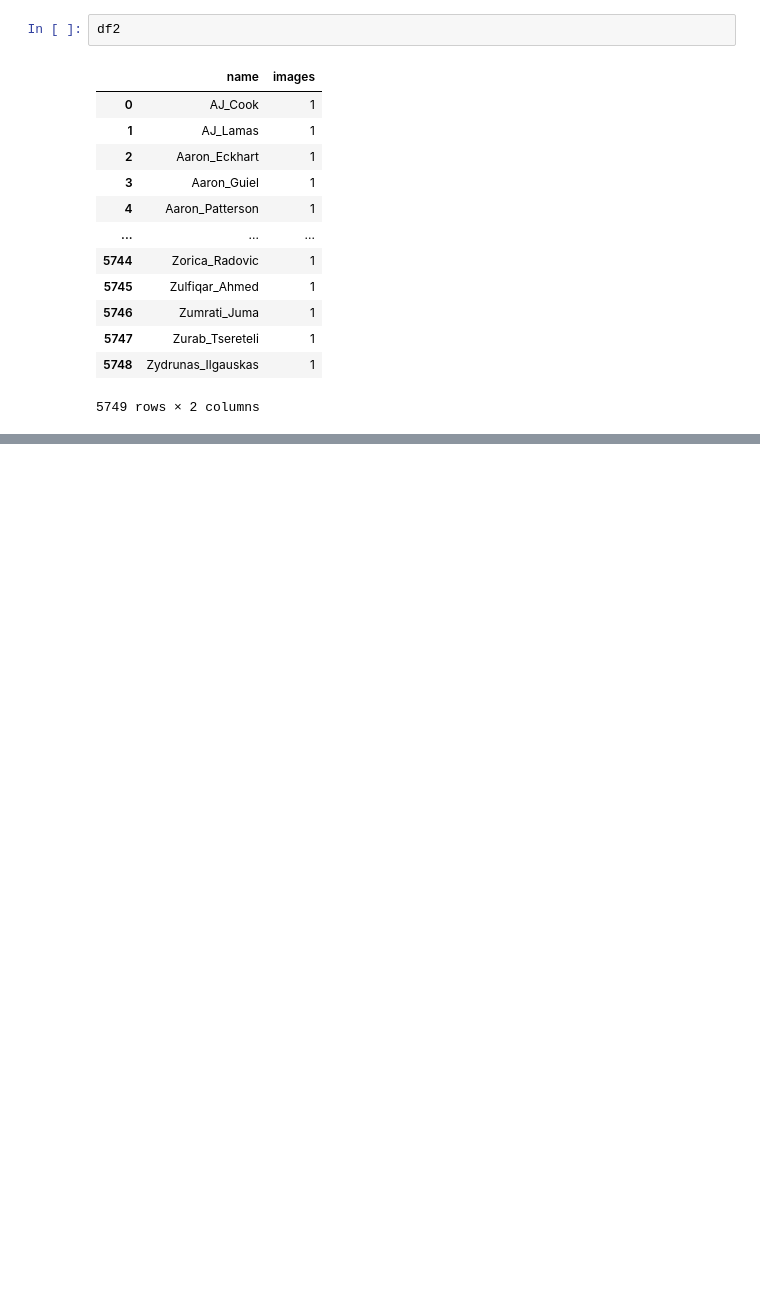
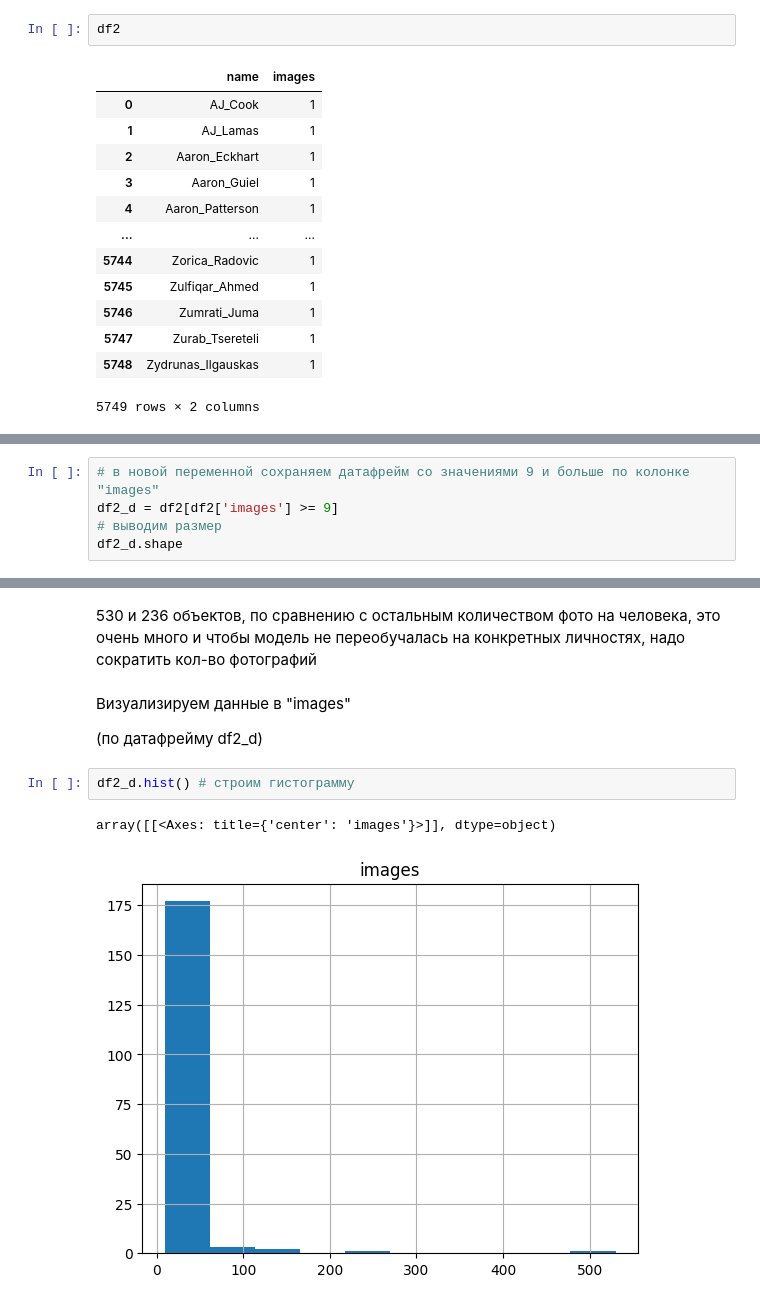
Before and after one commit to sollltit/hw-face-rec-and-id, a Jupyter notebook: Report_M1.ipynb, the cells around one changed output, grey strips where cells are left out. Cells and saved outputs as stored; diff of their text form; blank space fills up the shorter version.

```diff
--- a/Report_M1.ipynb
+++ b/Report_M1.ipynb
@@ -222,0 +257,5 @@ Name: count, dtype: int64
+# %%
+# в новой переменной сохраняем датафрейм со значениями 9 и больше по колонке "images"
+df2_d = df2[df2['images'] >= 9]
+# выводим размер
+df2_d.shape
@@ -222,0 +287,11 @@ Name: count, dtype: int64
+# %% [markdown]
+530 и 236 объектов, по сравнению с остальным количеством фото на человека, это очень много и чтобы модель не переобучалась на конкретных личностях, надо сократить кол-во фотографий
+# %% [markdown]
+Визуализируем данные в "images"
+
+(по датафрейму df2_d)
+# %%
+df2_d.hist() # строим гистограмму
+# %% [output]
+array([[<Axes: title={'center': 'images'}>]], dtype=object)
+[figure, added]
```
Also changed, not shown: parts of 18 cells of this notebook.
